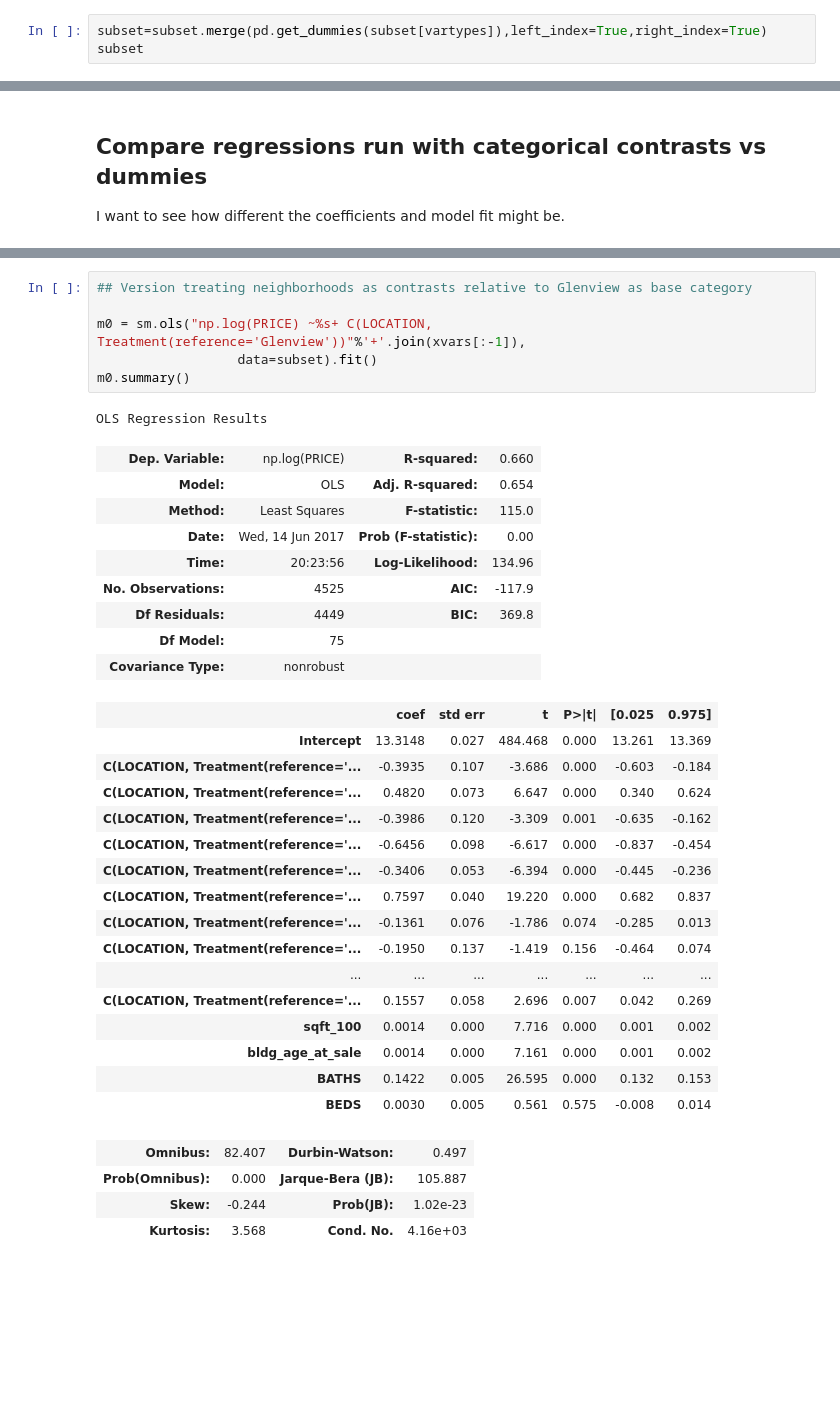
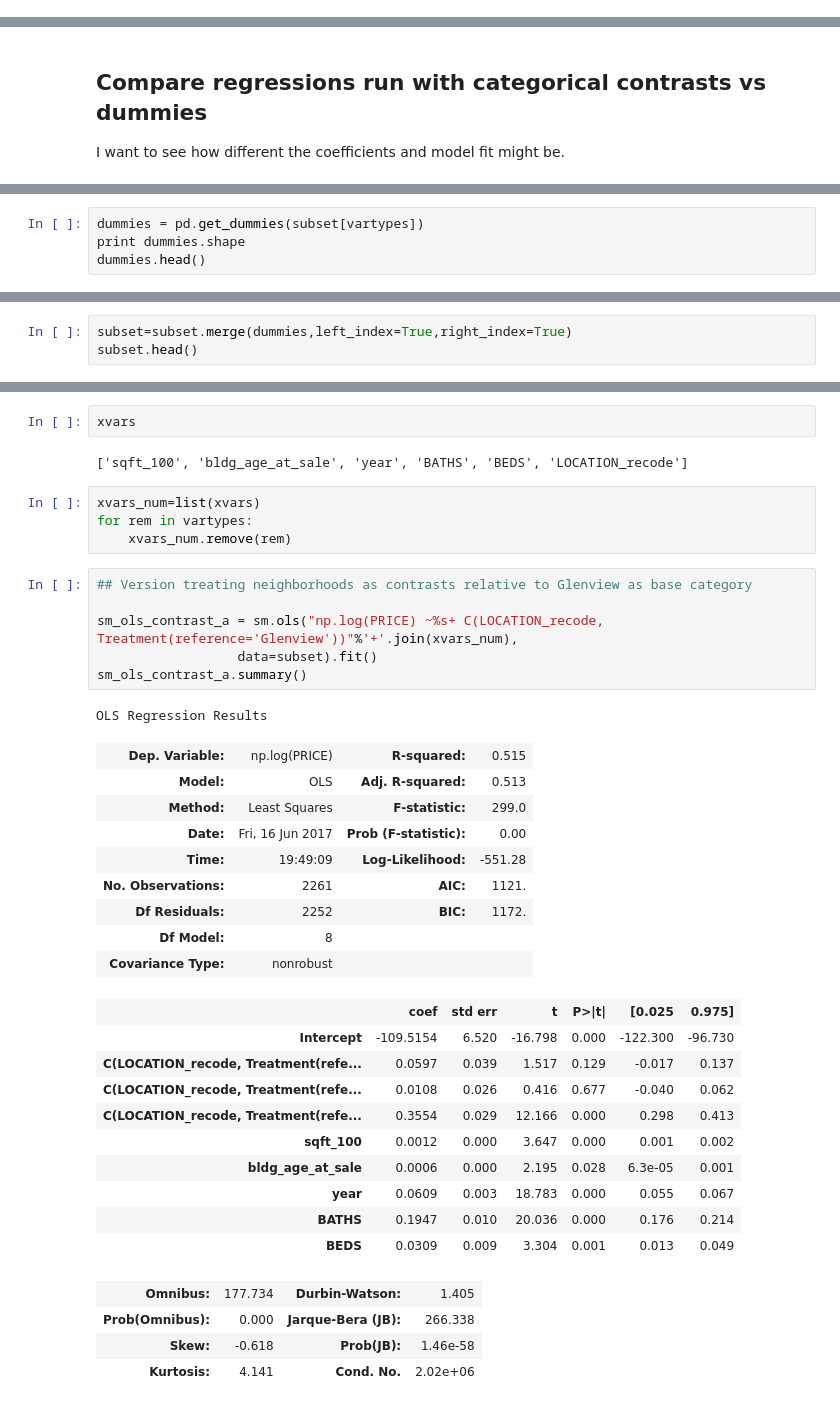
Before and after one commit to akselx/oakland_hedonic, a Jupyter notebook: Redfin categorical vs dummies.ipynb, the cells around one changed output, grey strips where cells are left out. Saved outputs shown, nothing was run; the diff lists cells and outputs as text; blank space fills up the shorter version.

Commit message:
Add files via upload
added basic lagged model

```diff
--- a/Redfin categorical vs dummies.ipynb
+++ b/Redfin categorical vs dummies.ipynb
@@ -82,3 +100,0 @@ w.s2array.shape
-# %%
-subset=subset.merge(pd.get_dummies(subset[vartypes]),left_index=True,right_index=True)
-subset
@@ -115,0 +125,4 @@ Index([u'LOCATION'], dtype='object')
+# %%
+dummies = pd.get_dummies(subset[vartypes])
+print dummies.shape
+dummies.head()
@@ -115,0 +137,3 @@ Index([u'LOCATION'], dtype='object')
+# %%
+subset=subset.merge(dummies,left_index=True,right_index=True)
+subset.head()
@@ -128,37 +159,39 @@ fulldummylist.remove('LOCATION_Glenview')
+# %%
+xvars
+# %% [output]
+['sqft_100', 'bldg_age_at_sale', 'year', 'BATHS', 'BEDS', 'LOCATION_recode']
+# %%
+xvars_num=list(xvars)
+for rem in vartypes:
+    xvars_num.remove(rem)
 # %%
 ## Version treating neighborhoods as contrasts relative to Glenview as base category
 
-m0 = sm.ols("np.log(PRICE) ~%s+ C(LOCATION, Treatment(reference='Glenview'))"%'+'.join(xvars[:-1]),
+sm_ols_contrast_a = sm.ols("np.log(PRICE) ~%s+ C(LOCATION_recode, Treatment(reference='Glenview'))"%'+'.join(xvars_num),
                   data=subset).fit()
-m0.summary()
+sm_ols_contrast_a.summary()
 # %% [output]
 OLS Regression Results
-| Dep. Variable: | np.log(PRICE) | R-squared: | 0.660 |
-| Model: | OLS | Adj. R-squared: | 0.654 |
-| Method: | Least Squares | F-statistic: | 115.0 |
-| Date: | Wed, 14 Jun 2017 | Prob (F-statistic): | 0.00 |
-| Time: | 20:23:56 | Log-Likelihood: | 134.96 |
-| No. Observations: | 4525 | AIC: | -117.9 |
-| Df Residuals: | 4449 | BIC: | 369.8 |
-| Df Model: | 75 |  |  |
+| Dep. Variable: | np.log(PRICE) | R-squared: | 0.515 |
+| Model: | OLS | Adj. R-squared: | 0.513 |
+| Method: | Least Squares | F-statistic: | 299.0 |
+| Date: | Fri, 16 Jun 2017 | Prob (F-statistic): | 0.00 |
+| Time: | 19:49:09 | Log-Likelihood: | -551.28 |
+| No. Observations: | 2261 | AIC: | 1121. |
+| Df Residuals: | 2252 | BIC: | 1172. |
+| Df Model: | 8 |  |  |
 | Covariance Type: | nonrobust |  |  |
 |  | coef | std err | t | P>|t| | [0.025 | 0.975] |
-| Intercept | 13.3148 | 0.027 | 484.468 | 0.000 | 13.261 | 13.369 |
-| C(LOCATION, Treatment(reference='... | -0.3935 | 0.107 | -3.686 | 0.000 | -0.603 | -0.184 |
-| C(LOCATION, Treatment(reference='... | 0.4820 | 0.073 | 6.647 | 0.000 | 0.340 | 0.624 |
-| C(LOCATION, Treatment(reference='... | -0.3986 | 0.120 | -3.309 | 0.001 | -0.635 | -0.162 |
-| C(LOCATION, Treatment(reference='... | -0.6456 | 0.098 | -6.617 | 0.000 | -0.837 | -0.454 |
-| C(LOCATION, Treatment(reference='... | -0.3406 | 0.053 | -6.394 | 0.000 | -0.445 | -0.236 |
-| C(LOCATION, Treatment(reference='... | 0.7597 | 0.040 | 19.220 | 0.000 | 0.682 | 0.837 |
-| C(LOCATION, Treatment(reference='... | -0.1361 | 0.076 | -1.786 | 0.074 | -0.285 | 0.013 |
-| C(LOCATION, Treatment(reference='... | -0.1950 | 0.137 | -1.419 | 0.156 | -0.464 | 0.074 |
-| ... | ... | ... | ... | ... | ... | ... |
-| C(LOCATION, Treatment(reference='... | 0.1557 | 0.058 | 2.696 | 0.007 | 0.042 | 0.269 |
-| sqft_100 | 0.0014 | 0.000 | 7.716 | 0.000 | 0.001 | 0.002 |
-| bldg_age_at_sale | 0.0014 | 0.000 | 7.161 | 0.000 | 0.001 | 0.002 |
-| BATHS | 0.1422 | 0.005 | 26.595 | 0.000 | 0.132 | 0.153 |
-| BEDS | 0.0030 | 0.005 | 0.561 | 0.575 | -0.008 | 0.014 |
+| Intercept | -109.5154 | 6.520 | -16.798 | 0.000 | -122.300 | -96.730 |
+| C(LOCATION_recode, Treatment(refe... | 0.0597 | 0.039 | 1.517 | 0.129 | -0.017 | 0.137 |
+| C(LOCATION_recode, Treatment(refe... | 0.0108 | 0.026 | 0.416 | 0.677 | -0.040 | 0.062 |
+| C(LOCATION_recode, Treatment(refe... | 0.3554 | 0.029 | 12.166 | 0.000 | 0.298 | 0.413 |
+| sqft_100 | 0.0012 | 0.000 | 3.647 | 0.000 | 0.001 | 0.002 |
+| bldg_age_at_sale | 0.0006 | 0.000 | 2.195 | 0.028 | 6.3e-05 | 0.001 |
+| year | 0.0609 | 0.003 | 18.783 | 0.000 | 0.055 | 0.067 |
+| BATHS | 0.1947 | 0.010 | 20.036 | 0.000 | 0.176 | 0.214 |
+| BEDS | 0.0309 | 0.009 | 3.304 | 0.001 | 0.013 | 0.049 |
-| Omnibus: | 82.407 | Durbin-Watson: | 0.497 |
-| Prob(Omnibus): | 0.000 | Jarque-Bera (JB): | 105.887 |
-| Skew: | -0.244 | Prob(JB): | 1.02e-23 |
-| Kurtosis: | 3.568 | Cond. No. | 4.16e+03 |
+| Omnibus: | 177.734 | Durbin-Watson: | 1.405 |
+| Prob(Omnibus): | 0.000 | Jarque-Bera (JB): | 266.338 |
+| Skew: | -0.618 | Prob(JB): | 1.46e-58 |
+| Kurtosis: | 4.141 | Cond. No. | 2.02e+06 |
```
Also changed, not shown: parts of 34 cells of this notebook.
